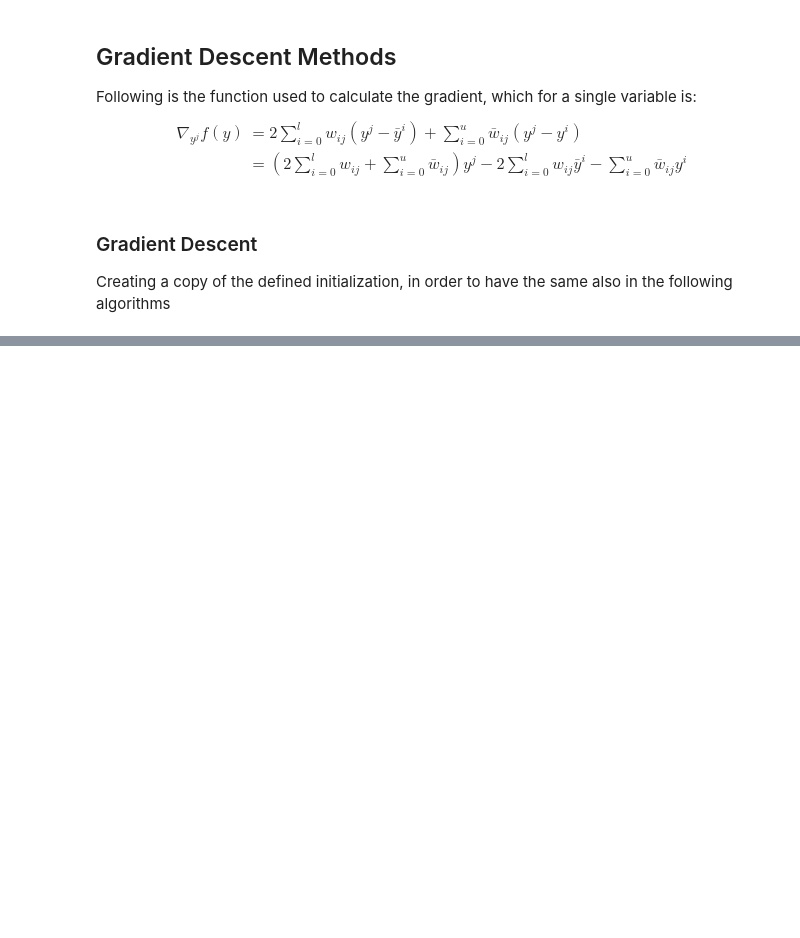
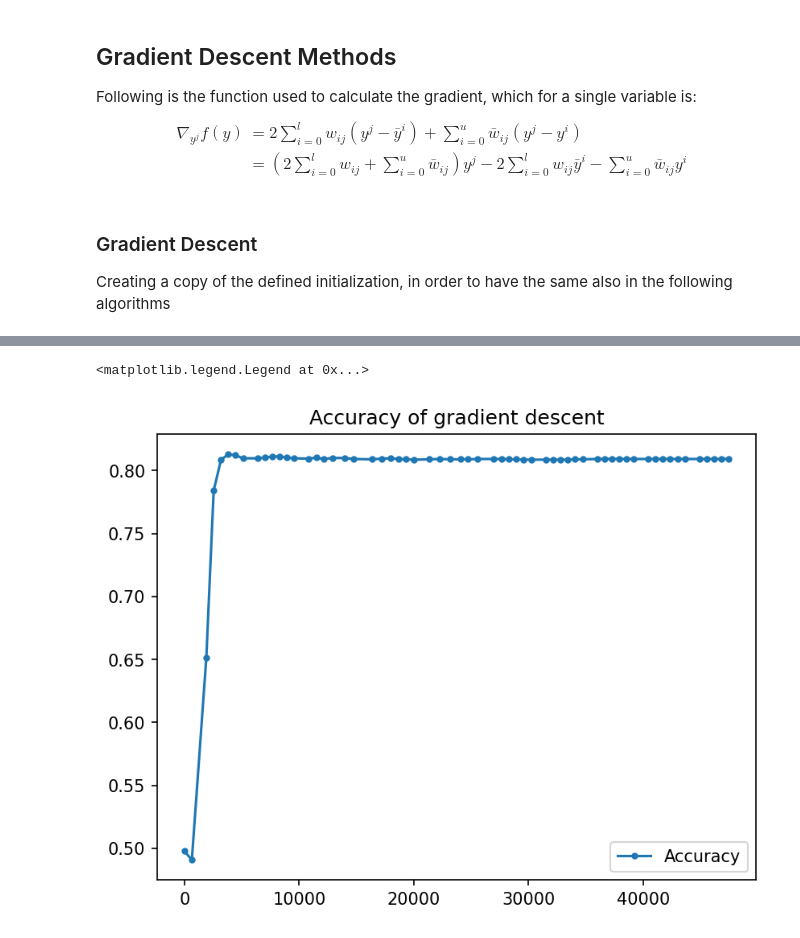
Before and after one commit to RobEngin/Optimization-Gradient-Descent, a Jupyter notebook: Blobs.ipynb, the cells around one changed output, grey strips where cells are left out. Saved outputs shown, nothing was run; the diff lists cells and outputs as text; code cells hidden in the pictures; blank space fills up the shorter version.

```diff
--- a/Blobs.ipynb
+++ b/Blobs.ipynb
@@ -375,0 +378,8 @@ Wall time: 5min 42s
+# %%
+plt.figure(dpi=PLOT_DPI)
+plt.title("Accuracy of gradient descent")
+plt.plot(ticks_gd, accuracies_gd, marker='.')
+plt.legend(["Accuracy"])
+# %% [output]
+<matplotlib.legend.Legend at 0x...>
+[figure, added]
```
Also changed, not shown: parts of 11 cells of this notebook.
